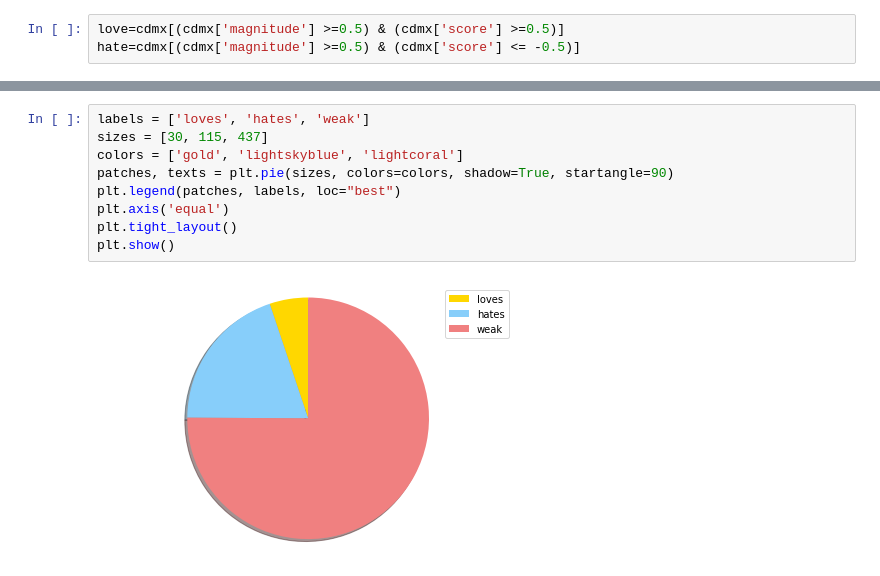
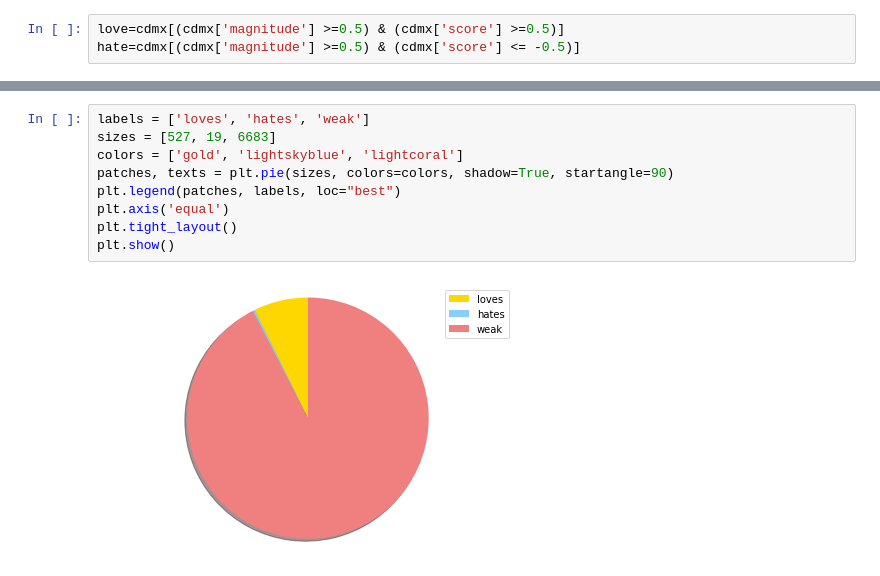
Before and after one commit to eschizoid/gov-cdmx-twitter-sentiment, a Jupyter notebook: visualization/nlptweets.ipynb, the cells around one changed output, grey strips where cells are left out. Cells and saved outputs as stored; diff of their text form.

```diff
--- a/visualization/nlptweets.ipynb
+++ b/visualization/nlptweets.ipynb
@@ -167,14 +173,14 @@ weak 97
 # %%
 labels = ['loves', 'hates', 'weak']
-sizes = [30, 115, 437]
+sizes = [527, 19, 6683]
 colors = ['gold', 'lightskyblue', 'lightcoral']
 patches, texts = plt.pie(sizes, colors=colors, shadow=True, startangle=90)
 plt.legend(patches, labels, loc="best")
 plt.axis('equal')
 plt.tight_layout()
 plt.show()
 # %% [output]
-[figure, old version]
+[figure, new version]
 # %%
 fig, ax= plt.subplots()
 ax.scatter(love.magnitude, love.score, s=120, c='purple', alpha=0.5)
```
Also changed, not shown: parts of 20 cells of this notebook, 2 other files.
